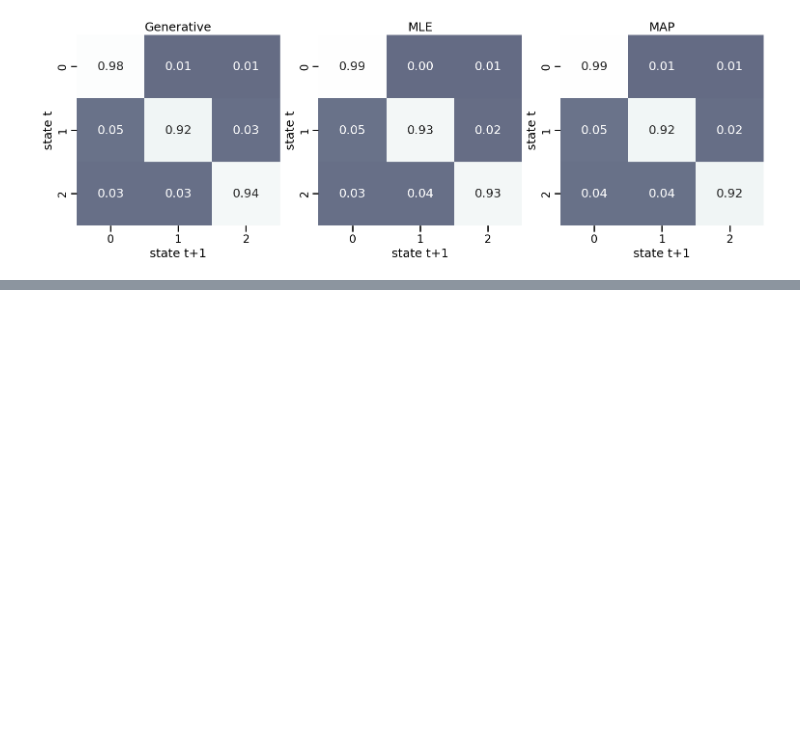
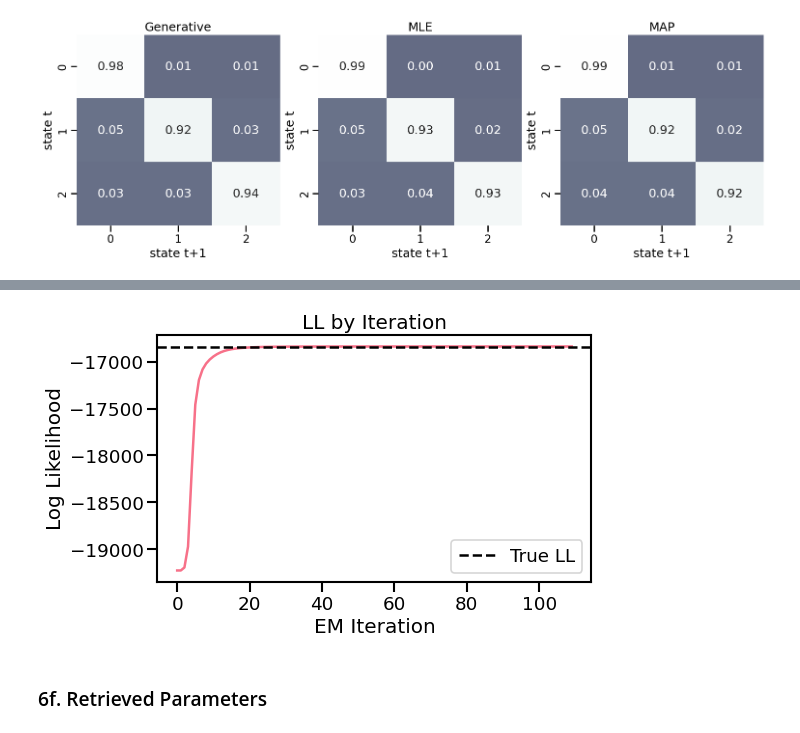
Before and after one commit to jess-breda/violations-multinomial, a Jupyter notebook: notebooks/explore_ssm_ashwood_tutorial.ipynb, the cells around one changed output, grey strips where cells are left out. Saved outputs shown, nothing was run; the diff lists cells and outputs as text; code cells hidden in the pictures; blank space fills up the shorter version.

```diff
--- a/notebooks/explore_ssm_ashwood_tutorial.ipynb
+++ b/notebooks/explore_ssm_ashwood_tutorial.ipynb
@@ -384,0 +600,21 @@ plot_transition_matrix(map_glmhmm.transitions.log_Ps, ax[2], title="MAP")
+# %%
+# fit GLM-HMM
+new_glmhmm = ssm.HMM(
+    num_states,
+    obs_dim,
+    input_dim,
+    observations="input_driven_obs",
+    observation_kwargs=dict(C=num_categories),
+    transitions="standard",
+)
+
+N_iters = 500  # maximum number of EM iterations. Fitting with stop earlier if increase in LL is below tolerance specified by tolerance parameter
+fit_ll = new_glmhmm.fit(
+    true_choices, inputs=inpts, method="em", num_iters=N_iters, tolerance=10**-4
+)
+# %%
+plot_log_likelihood_over_iters(fit_ll, true_ll=true_ll)
+# %% [output]
+[figure, added]
+# %% [markdown]
+### 6f. Retrieved Parameters
```
Also changed, not shown: parts of 22 cells of this notebook.
